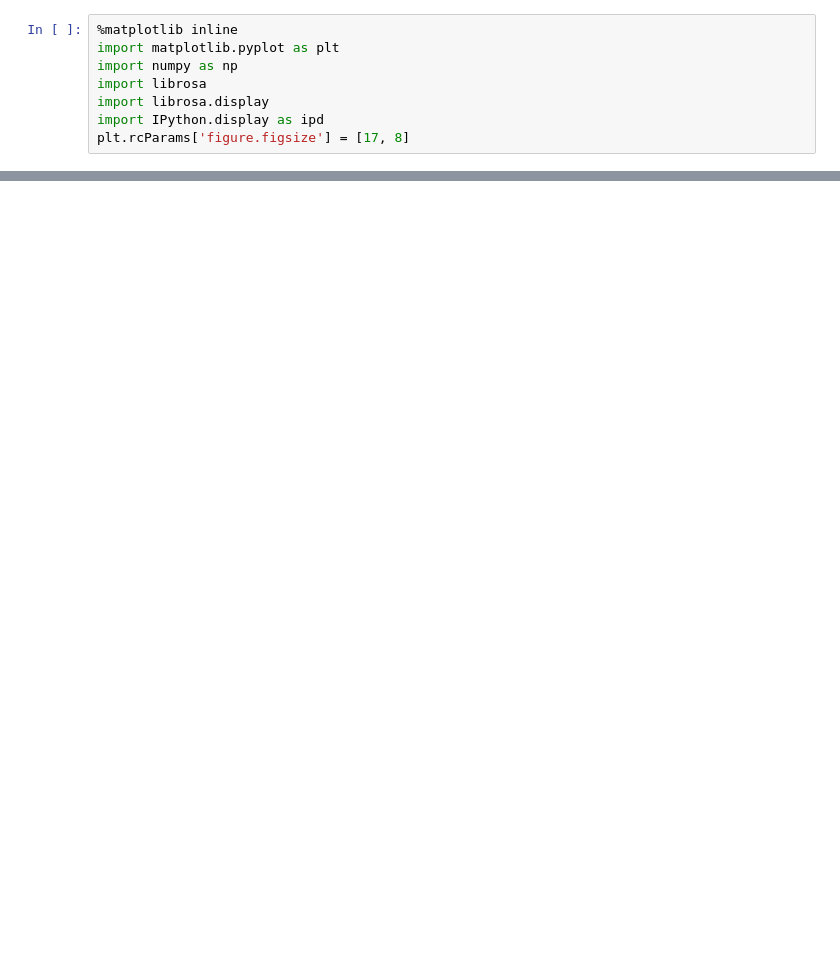
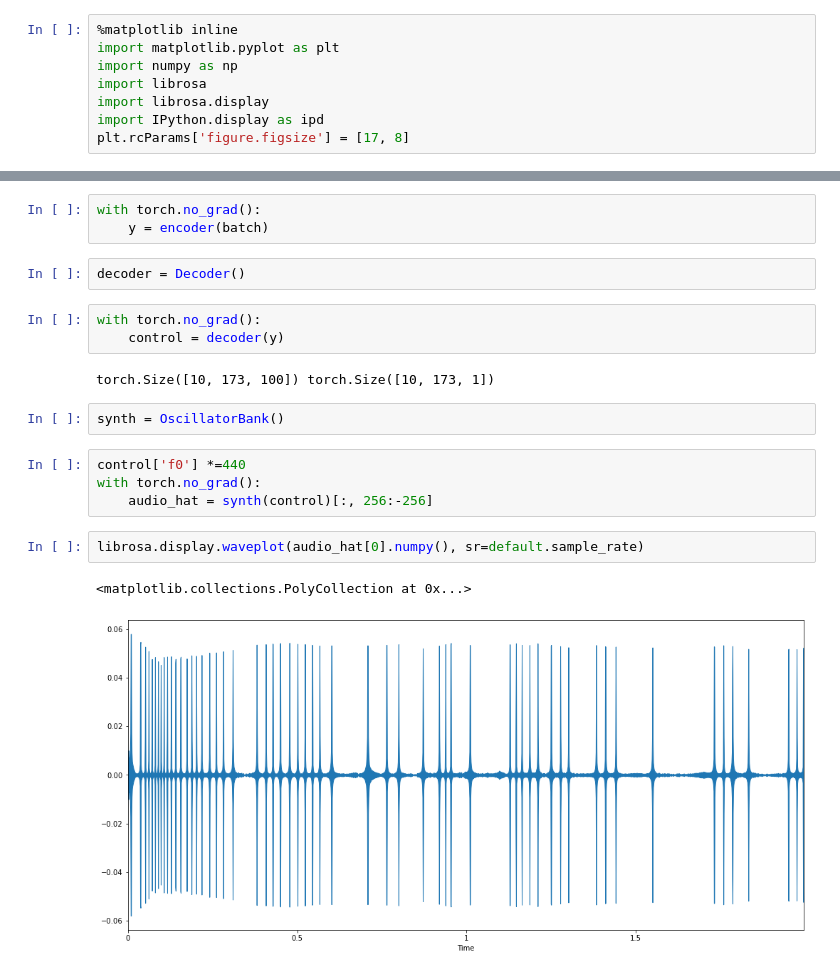
Before and after one commit to kureta/ddsp-pytorch, a Jupyter notebook: Data Preparation.ipynb, the cells around one changed output, grey strips where cells are left out. Drawn from its saved outputs; the diff is of its cells as text; blank space fills up the shorter version.

```diff
--- a/Data Preparation.ipynb
+++ b/Data Preparation.ipynb
@@ -66,0 +41,21 @@ y.shape
+# %%
+with torch.no_grad():
+    y = encoder(batch)
+# %%
+decoder = Decoder()
+# %%
+with torch.no_grad():
+    control = decoder(y)
+# %% [output]
+torch.Size([10, 173, 100]) torch.Size([10, 173, 1])
+# %%
+synth = OscillatorBank()
+# %%
+control['f0'] *=440
+with torch.no_grad():
+    audio_hat = synth(control)[:, 256:-256]
+# %%
+librosa.display.waveplot(audio_hat[0].numpy(), sr=default.sample_rate)
+# %% [output]
+<matplotlib.collections.PolyCollection at 0x...>
+[figure, added]
```
Also changed, not shown: parts of 30 cells of this notebook, 17 other files.
